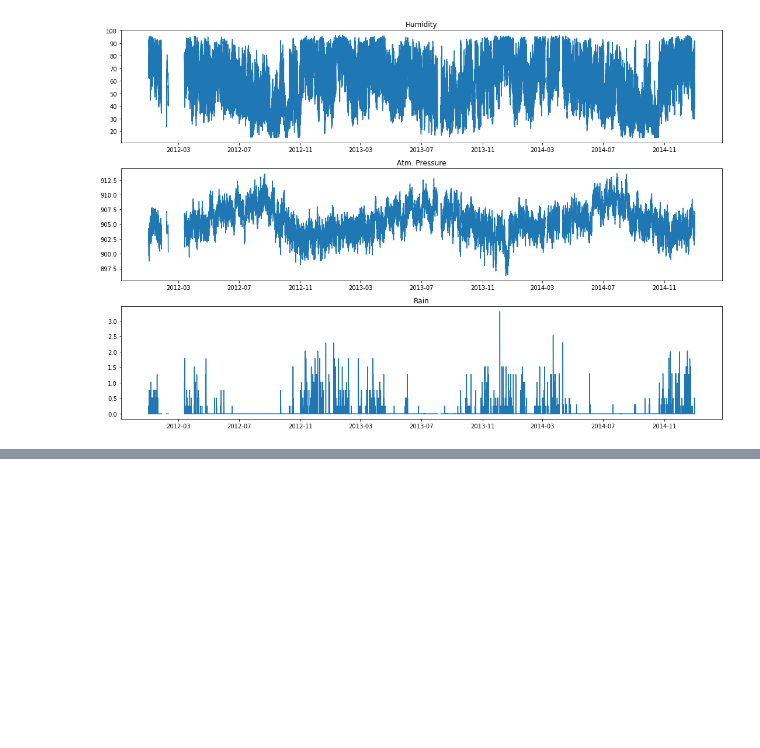
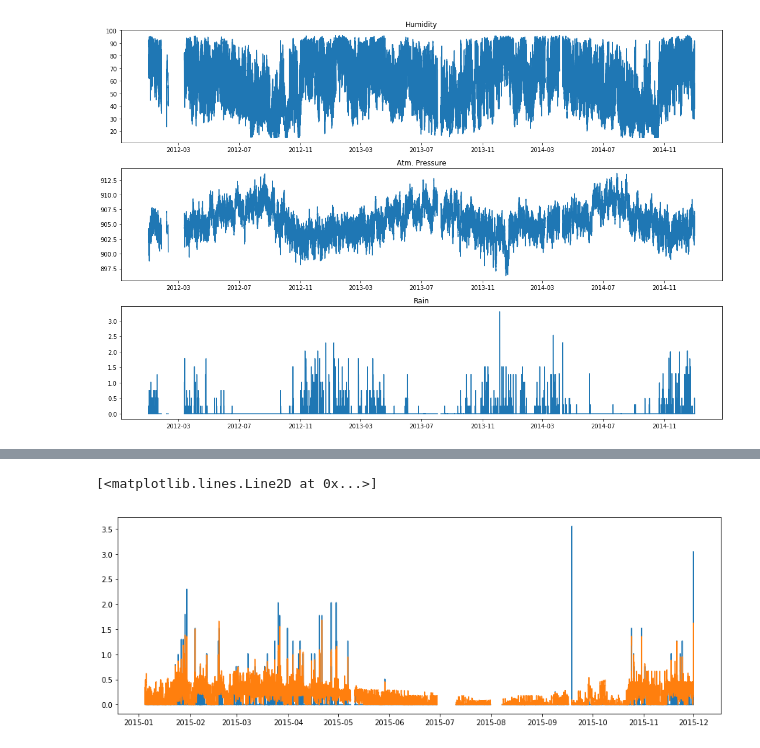
Before and after one commit to PYFTS/pyFTS, a Jupyter notebook: pyFTS/notebooks/multivariate.ipynb, the cells around one changed output, grey strips where cells are left out. Cells and saved outputs as stored; diff of their text form; code cells hidden in the pictures; blank space fills up the shorter version.

```diff
--- a/pyFTS/notebooks/multivariate.ipynb
+++ b/pyFTS/notebooks/multivariate.ipynb
@@ -94,14 +118,13 @@ plt.show()
 # %%
 import pandas as pd
 import matplotlib.pylab as plt
-from pyFTS.data import TAIEX as tx
 
 %pylab inline
 
 from pyFTS.data import SONDA
 df = SONDA.get_dataframe()
-train = df.iloc[0:1572480] #three years
-test = df.iloc[1572480:2096640] #ears
+#train = df.iloc[0:1578241] #three years
+test = df.iloc[1578241:] #ears
 del df
 # %% [output]
 Populating the interactive namespace from numpy and matplotlib
@@ -185,0 +220,4 @@ str(tmp)
+# %%
+from pyFTS.common import Util
+
+model = Util.load_obj('mvfts_sonda')
@@ -185,0 +226,7 @@ str(tmp)
+# %%
+from datetime import datetime
+data = test
+_range = data['datahora'].values
+print(datetime.now())
+forecasted = model.predict(data, distributed=True, nodes=['192.168.0.110'], num_batches=200)
+print(datetime.now())
@@ -185,0 +248,7 @@ str(tmp)
+# %%
+fig, ax = plt.subplots(nrows=1, ncols=1, figsize=[15,5])
+plot(_range,data['rain'].values)
+plot(_range[:-1],forecasted)
+# %% [output]
+[<matplotlib.lines.Line2D at 0x...>]
+[figure, added]
```
Also changed, not shown: parts of 14 cells of this notebook, 16 other files.
